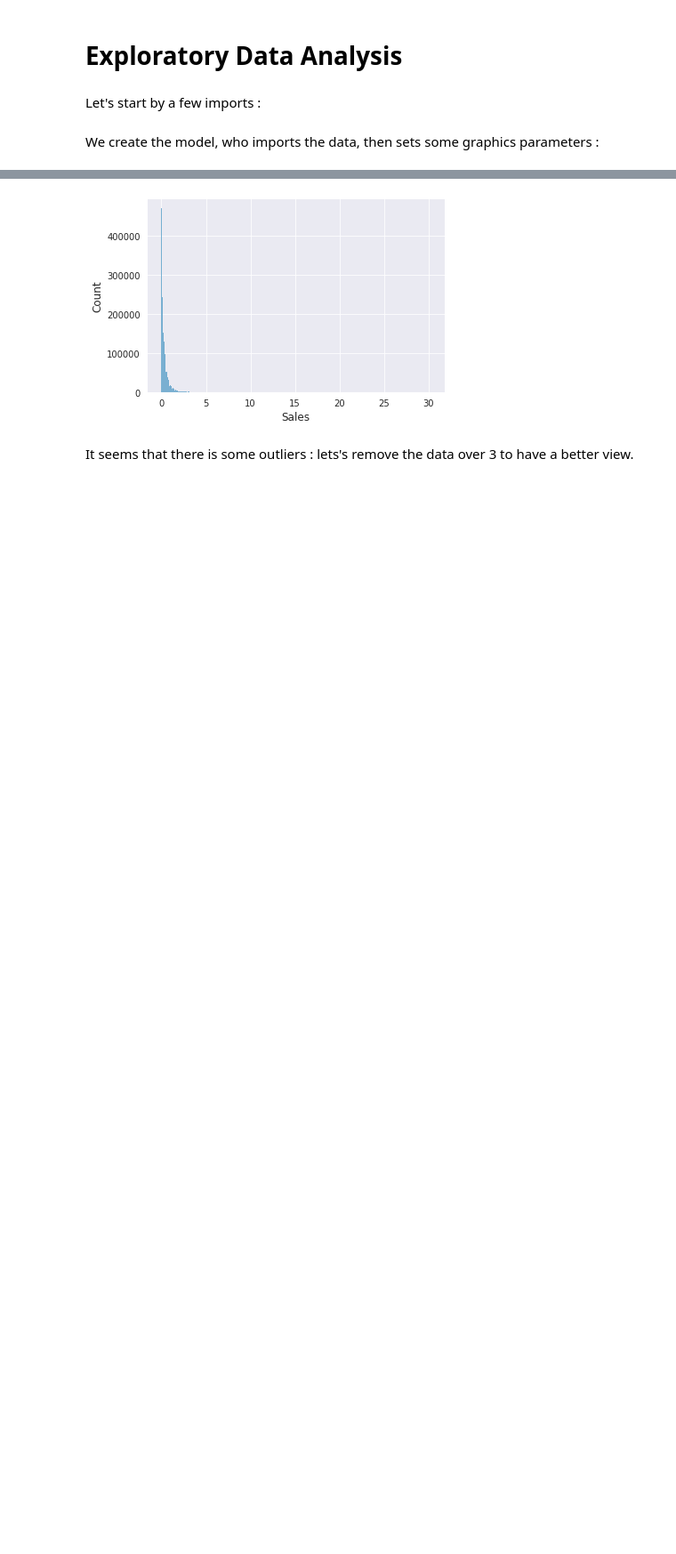
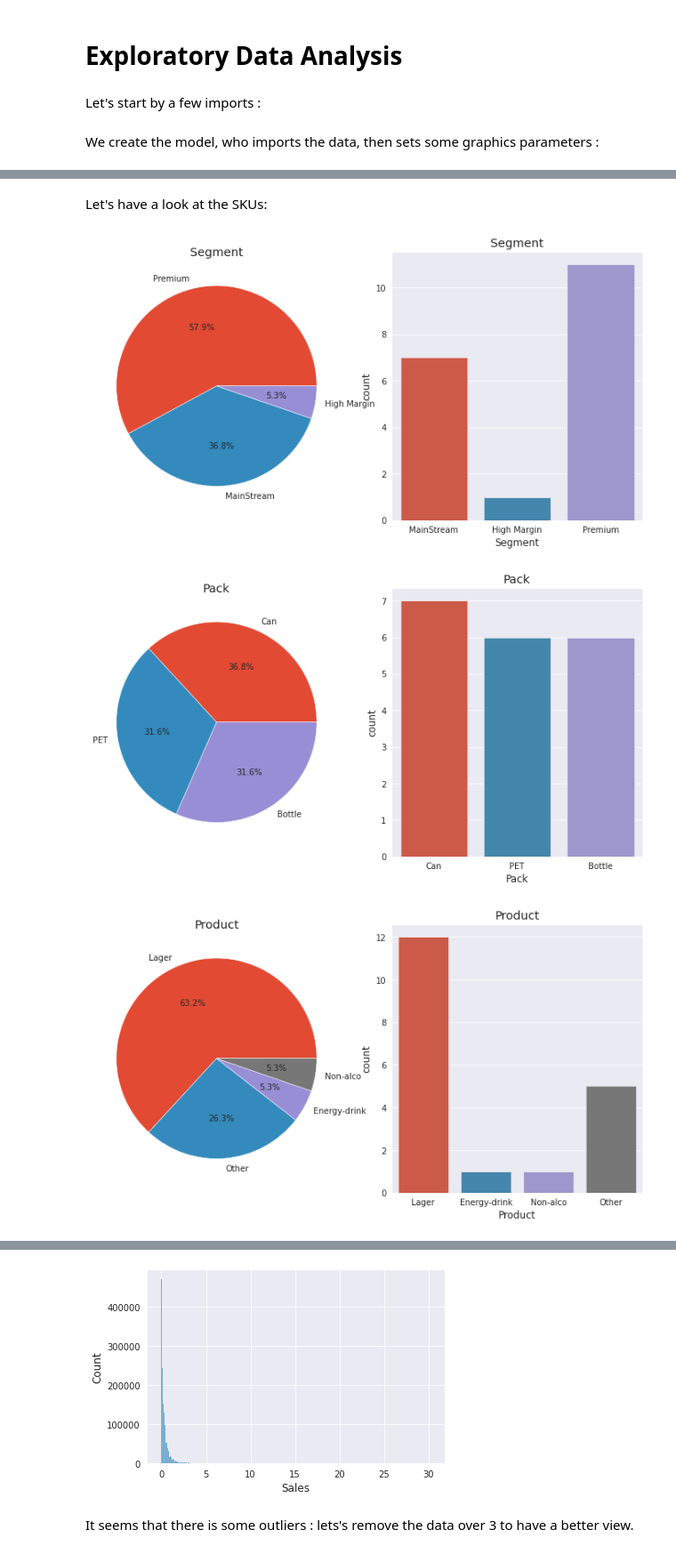
Before and after one commit to matiasvian/machine_learning_group_64, a Jupyter notebook: EDA.ipynb, the cells around one changed output, grey strips where cells are left out. Shown: that part at 89% size. Drawn from its saved outputs; the diff is of its cells as text; code cells hidden in the pictures; blank space fills up the shorter version.

```diff
--- a/EDA.ipynb
+++ b/EDA.ipynb
@@ -45,0 +58,21 @@ max    2063.000000
+# %% [markdown]
+Let's have a look at the SKUs:
+# %%
+def plot_feature_summary(model, feature_name, rot=0):
+    f, ax = plt.subplots(1, 2, figsize=(12, 6))
+    model.features[feature_name].value_counts().plot.pie(autopct='%1.1f%%',ax=ax[0],shadow=False)
+    ax[0].set_title(feature_name)
+    ax[0].set_ylabel('')
+    sns.countplot(feature_name,data=model.features,ax=ax[1])
+    ax[1].set_title(feature_name)
+    plt.xticks(rotation=rot)
+    plt.show()
+# %%
+plot_feature_summary(model, 'Segment')
+plot_feature_summary(model, 'Pack')
+plot_feature_summary(model, 'Product')
+plot_feature_summary(model, 'Brand', rot=90)
+# %% [output]
+[figure, added]
+[figure, added]
+[figure, added]
```
Also changed, not shown: parts of 17 cells of this notebook.
